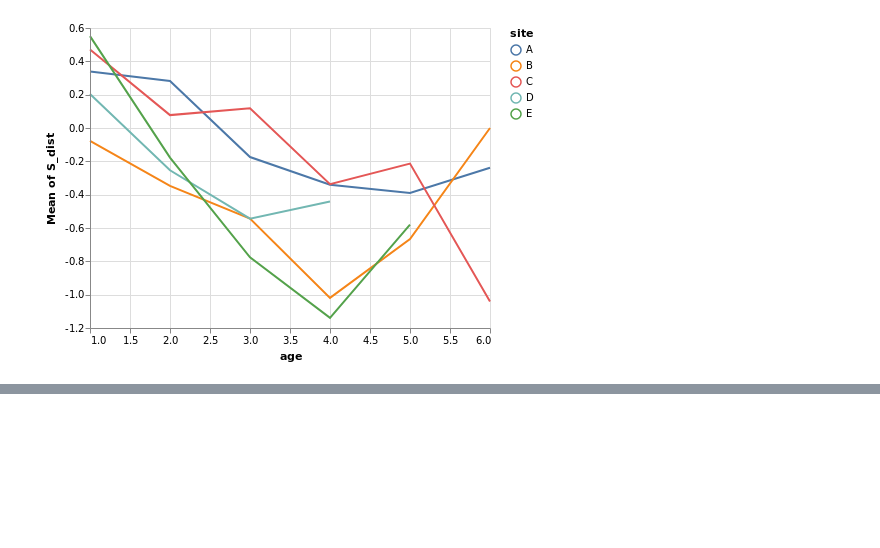
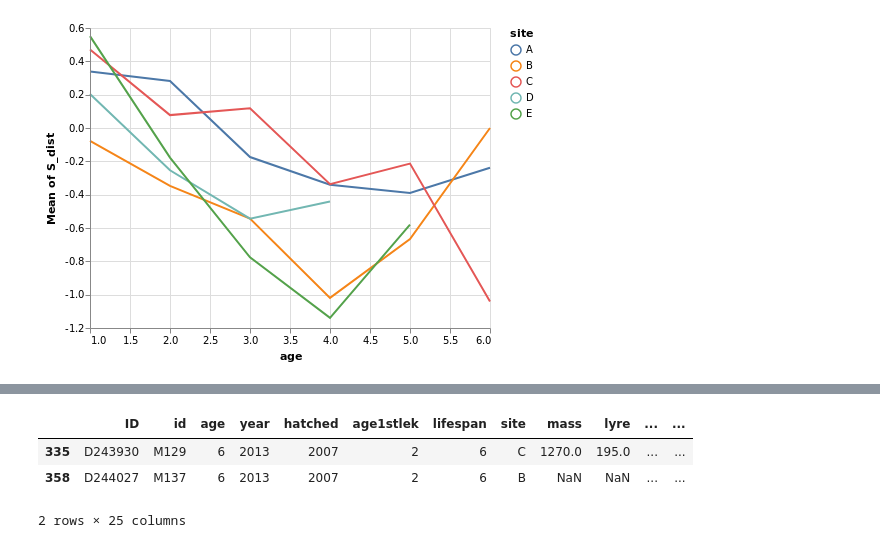
Before and after one commit to MarcoVitalii/lek-project, a Jupyter notebook: Age dependent mating performances dataset analysis.ipynb, the cells around one changed output, grey strips where cells are left out. Cells and saved outputs as stored; diff of their text form; code cells hidden in the pictures; blank space fills up the shorter version.

```diff
--- a/Age dependent mating performances dataset analysis.ipynb
+++ b/Age dependent mating performances dataset analysis.ipynb
@@ -189,0 +208,10 @@ alt.Chart(df[['site','S_MS','S_dist','id','age']]).mark_line().encode(
+# %%
+#S_traits are calculated with mean values of all males in the lek that year. The lines below imply either that
+#additional data on males not included in this study was recorded on field and omitted in the dataset or that
+#this S values are not correct.
+df[df['year'] == 2013]
+# %% [output]
+|  | ID | id | age | year | hatched | age1stlek | lifespan | site | mass | lyre | ... | ... |
+| 335 | D243930 | M129 | 6 | 2013 | 2007 | 2 | 6 | C | 1270.0 | 195.0 | ... | ... |
+| 358 | D244027 | M137 | 6 | 2013 | 2007 | 2 | 6 | B | NaN | NaN | ... | ... |
+2 rows × 25 columns
```
Also changed, not shown: parts of 4 cells of this notebook.
